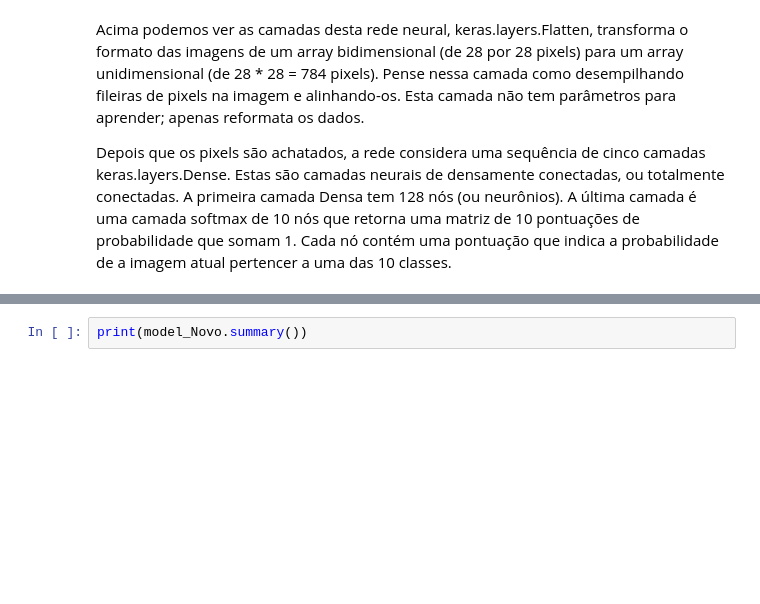
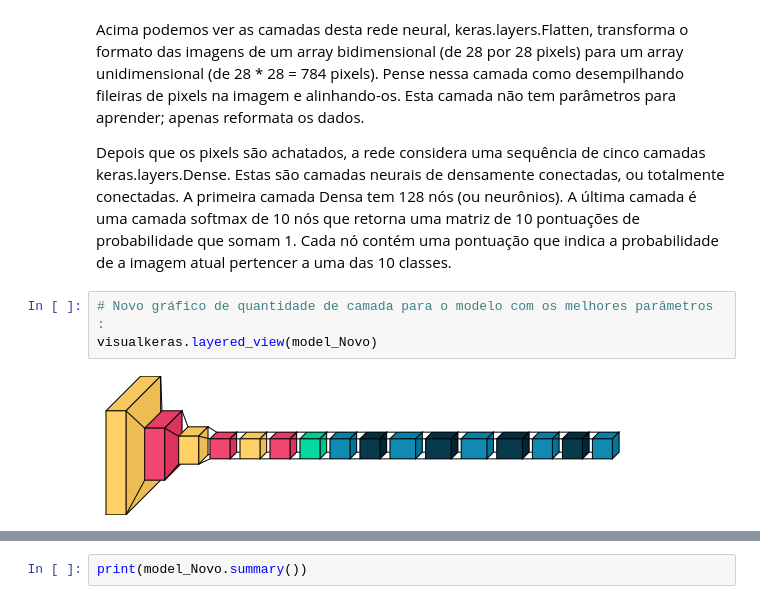
Before and after one commit to Leandro-Braga/Estudo_de_Caso, a Jupyter notebook: Atividade_Leandro_Neural_Network.ipynb, the cells around one changed output, grey strips where cells are left out. Drawn from its saved outputs; the diff is of its cells as text; blank space fills up the shorter version.

```diff
--- a/Atividade_Leandro_Neural_Network.ipynb
+++ b/Atividade_Leandro_Neural_Network.ipynb
@@ -442,6 +481,11 @@ model_Novo = keras.models.Sequential([
 Acima podemos ver as camadas desta rede neural, keras.layers.Flatten, transforma o formato das imagens de um array bidimensional (de 28 por 28 pixels) para um array unidimensional (de 28 * 28 = 784 pixels). Pense nessa camada como desempilhando fileiras de pixels na imagem e alinhando-os. Esta camada não tem parâmetros para aprender; apenas reformata os dados.
 
 Depois que os pixels são achatados, a rede considera uma sequência de cinco camadas keras.layers.Dense. Estas são camadas neurais de densamente conectadas, ou totalmente conectadas. A primeira camada Densa tem 128 nós (ou neurônios). A última camada é uma camada softmax de 10 nós que retorna uma matriz de 10 pontuações de probabilidade que somam 1. Cada nó contém uma pontuação que indica a probabilidade de a imagem atual pertencer a uma das 10 classes.
+# %%
+# Novo gráfico de quantidade de camada para o modelo com os melhores parâmetros :
+visualkeras.layered_view(model_Novo)
+# %% [output]
+[figure, added]
 # %%
 keras.utils.plot_model(model_Novo, to_file='model_plot.png', show_shapes=True,
                        show_layer_names=True)
```
Also changed, not shown: parts of 37 cells of this notebook.
